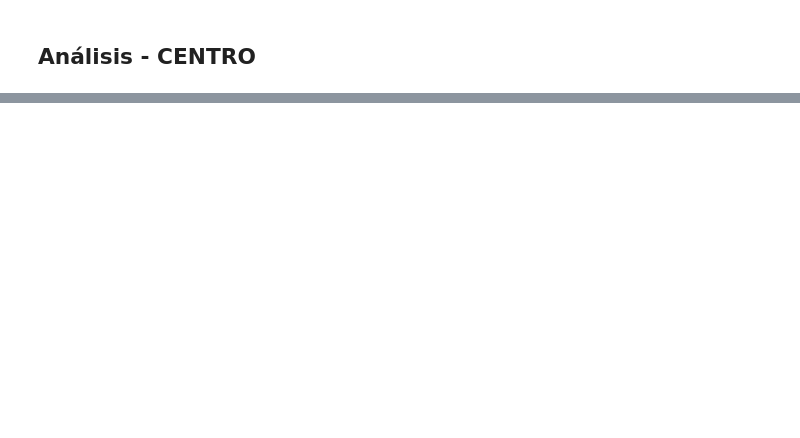
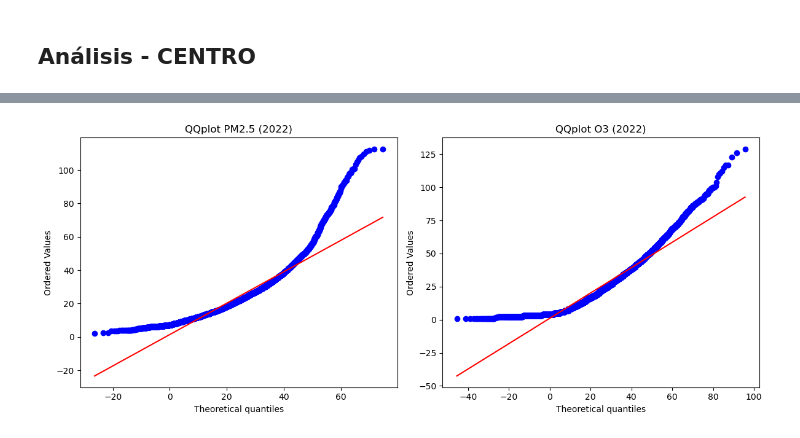
Before and after one commit to a01781585/Reto_MA2003B, a Jupyter notebook: Calidad_Aire_y_Contaminantes_ZMM.ipynb, the cells around one changed output, grey strips where cells are left out. Saved outputs shown, nothing was run; the diff lists cells and outputs as text; code cells hidden in the pictures; blank space fills up the shorter version.

```diff
--- a/Calidad_Aire_y_Contaminantes_ZMM.ipynb
+++ b/Calidad_Aire_y_Contaminantes_ZMM.ipynb
@@ -889,0 +1029,16 @@ plt.show()
+# %%
+ejemplo_vars = ['PM2.5', 'O3']
+ejemplo_year = 2022
+
+plt.figure(figsize=(12,5))
+for i, v in enumerate(ejemplo_vars):
+    plt.subplot(1, 2, i+1)
+    data = df[(df.index.year == ejemplo_year)][v].dropna().values
+
+    mu = data.mean()
+    sigma = data.std(ddof=1)
+    stats.probplot(data, dist="norm", sparams=(mu, sigma), plot=plt)
+    plt.title(f"QQplot {v} ({ejemplo_year})")
+plt.tight_layout()
+plt.show()
+# %% [output]
@@ -889,0 +1047 @@ plt.show()
+[figure, added]
```
Also changed, not shown: parts of 32 cells of this notebook, 14 other files.
